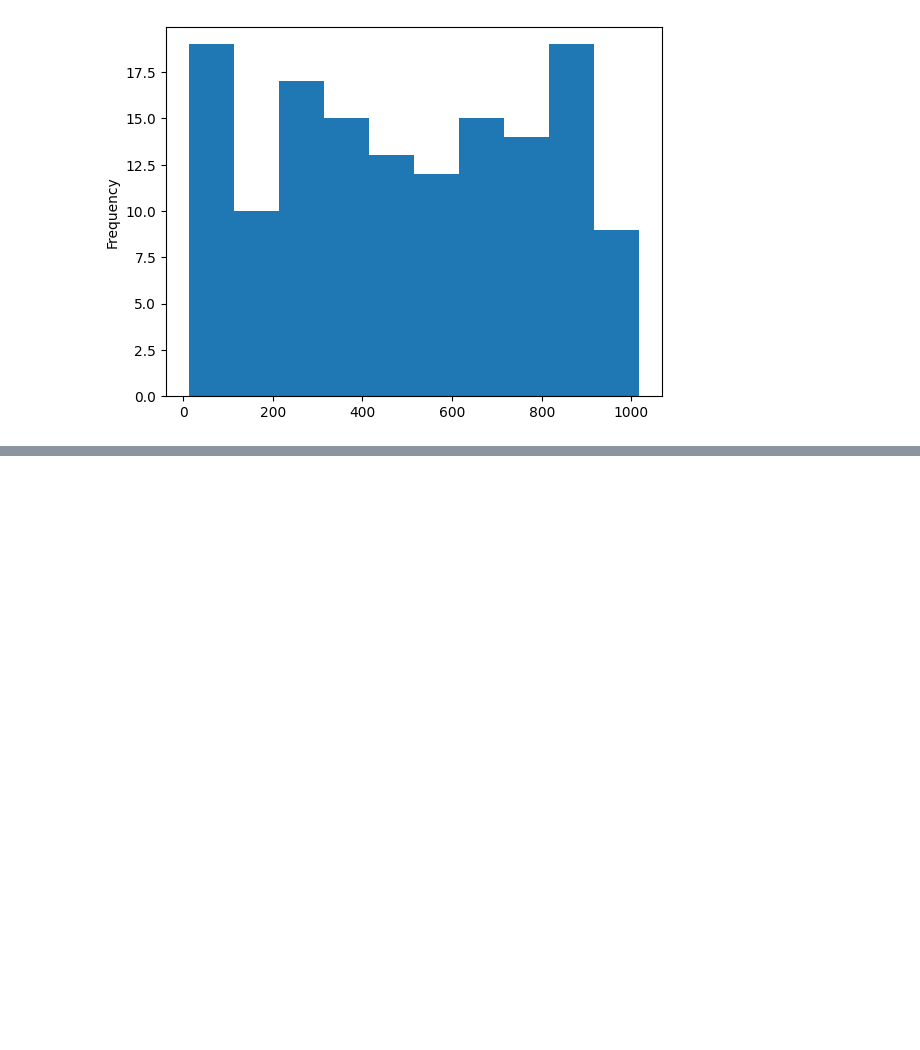
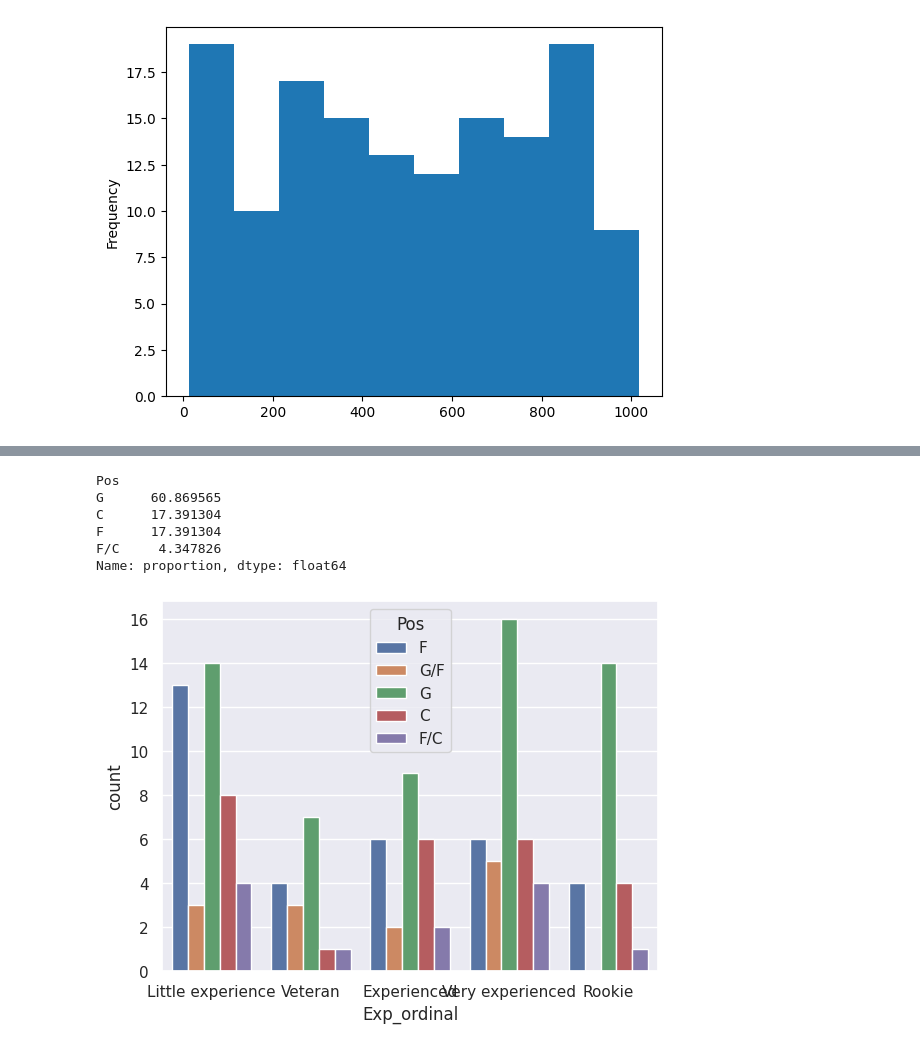
Before and after one commit to dnlsyfq/kaggle_wnba_player_stats, a Jupyter notebook: statistical-analysis-walkthrough.ipynb, the cells around one changed output, grey strips where cells are left out. Cells and saved outputs as stored; diff of their text form; code cells hidden in the pictures; blank space fills up the shorter version.

```diff
--- a/statistical-analysis-walkthrough.ipynb
+++ b/statistical-analysis-walkthrough.ipynb
@@ -589,0 +628,15 @@ df['MIN'].plot.hist()
+# %%
+get_pos_frequency('Rookie')
+# %% [output]
+Pos
+G      60.869565
+C      17.391304
+F      17.391304
+F/C     4.347826
+Name: proportion, dtype: float64
+# %%
+sns.set_theme()
+sns.countplot(x='Exp_ordinal',hue='Pos',data = df)
+plt.show()
+# %% [output]
+[figure, added]
```
Also changed, not shown: parts of 12 cells of this notebook.
